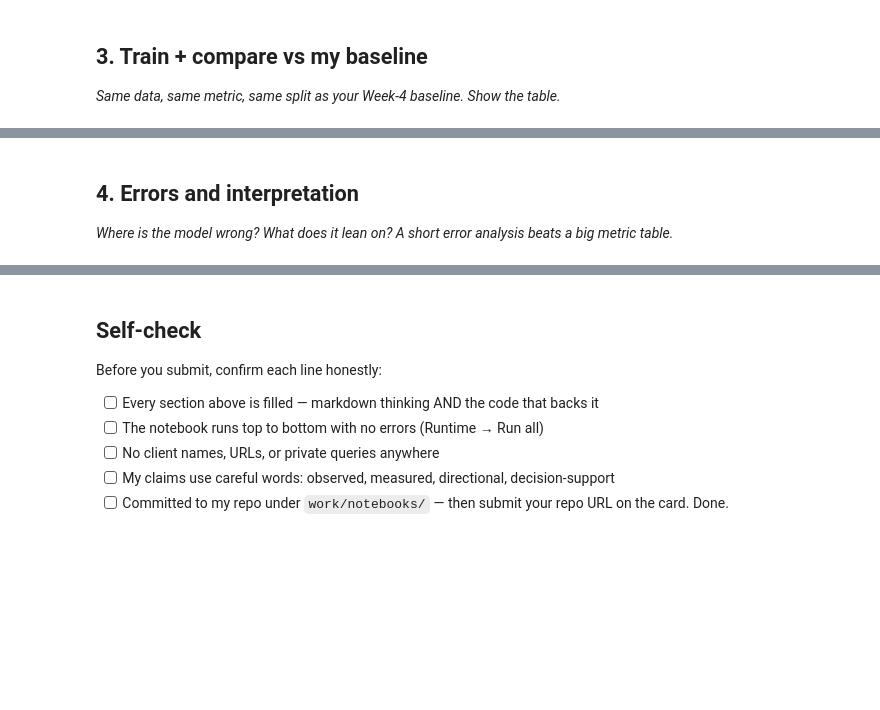
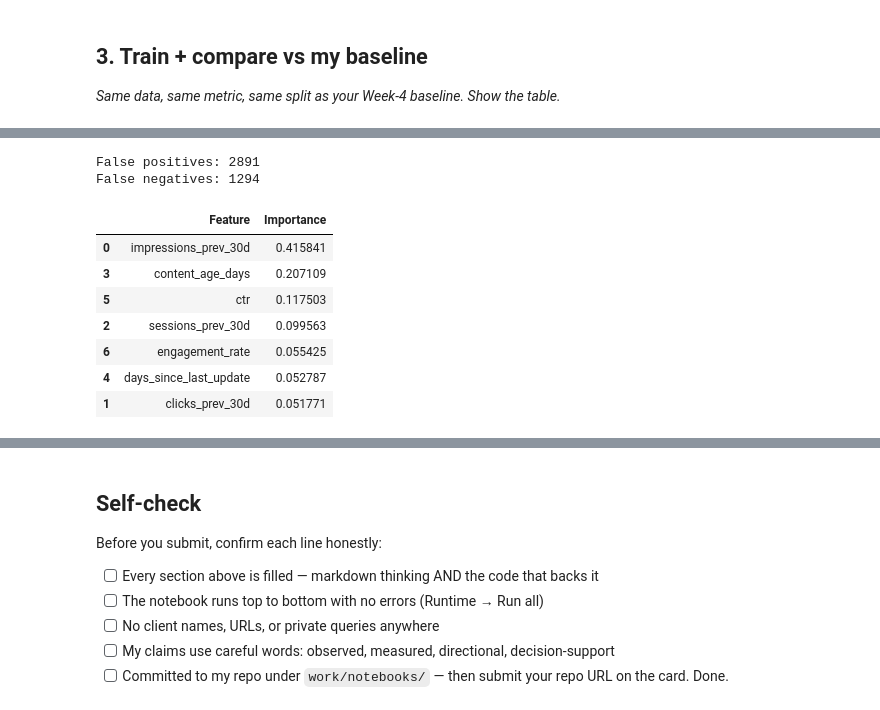
Before and after one commit to suha-2004/flyrank-ml-internship, a Jupyter notebook: work/notebooks/w05_model.ipynb, the cells around one changed output, grey strips where cells are left out. Saved outputs shown, nothing was run; the diff lists cells and outputs as text; code cells hidden in the pictures; blank space fills up the shorter version.

```diff
--- a/work/notebooks/w05_model.ipynb
+++ b/work/notebooks/w05_model.ipynb
@@ -26,0 +154,30 @@ This skeleton is yours to fill. Work the sections **in order** — each one has
+# %%
+from sklearn.ensemble import RandomForestClassifier
+from sklearn.metrics import (
+    roc_auc_score,
+    precision_score,
+    recall_score,
+    f1_score
+)
+
+model = RandomForestClassifier(
+    n_estimators=300,
+    random_state=42,
+    class_weight="balanced",
+    n_jobs=-1
+)
+
+model.fit(X_train, y_train)
+
+y_pred = model.predict(X_test)
+y_prob = model.predict_proba(X_test)[:, 1]
+
+roc_auc = roc_auc_score(y_test, y_prob)
+precision = precision_score(y_test, y_pred, zero_division=0)
+recall = recall_score(y_test, y_pred, zero_division=0)
+f1 = f1_score(y_test, y_pred, zero_division=0)
+
+print("ROC AUC:", round(roc_auc, 3))
+print("Precision:", round(precision, 3))
+print("Recall:", round(recall, 3))
+print("F1:", round(f1, 3))
@@ -27,7 +252,26 @@ This skeleton is yours to fill. Work the sections **in order** — each one has
 # %%
 # This cell is for CODE (numbers, a query, a check).
 # Write your text answer in the cell ABOVE this one — typing sentences here breaks Run All.
+# Error analysis
+
+errors = test_df.copy()
+
+errors["actual"] = y_test.values
+errors["predicted"] = y_pred
+errors["model_score"] = y_prob
+
+false_positives = errors[
+    (errors["actual"] == 0) &
+    (errors["predicted"] == 1)
+]
+
+false_negatives = errors[
+    (errors["actual"] == 1) &
+    (errors["predicted"] == 0)
+]
+
+print("False positives:", len(false_positives))
+print("False negatives:", len(false_negatives))
+# %% [output]
+False positives: 2891
+False negatives: 1294
-# %% [markdown]
-## 4. Errors and interpretation
-
-*Where is the model wrong? What does it lean on? A short error analysis beats a big metric table.*
@@ -36,0 +278,21 @@ This skeleton is yours to fill. Work the sections **in order** — each one has
+# %%
+# Feature importance
+
+feature_importance = pd.DataFrame({
+    "Feature": feature_cols,
+    "Importance": model.feature_importances_
+}).sort_values(
+    "Importance",
+    ascending=False
+)
+
+feature_importance
+# %% [output]
+|  | Feature | Importance |
+| 0 | impressions_prev_30d | 0.415841 |
+| 3 | content_age_days | 0.207109 |
+| 5 | ctr | 0.117503 |
+| 2 | sessions_prev_30d | 0.099563 |
+| 6 | engagement_rate | 0.055425 |
+| 4 | days_since_last_update | 0.052787 |
+| 1 | clicks_prev_30d | 0.051771 |
```
Also changed, not shown: parts of 17 cells of this notebook.
